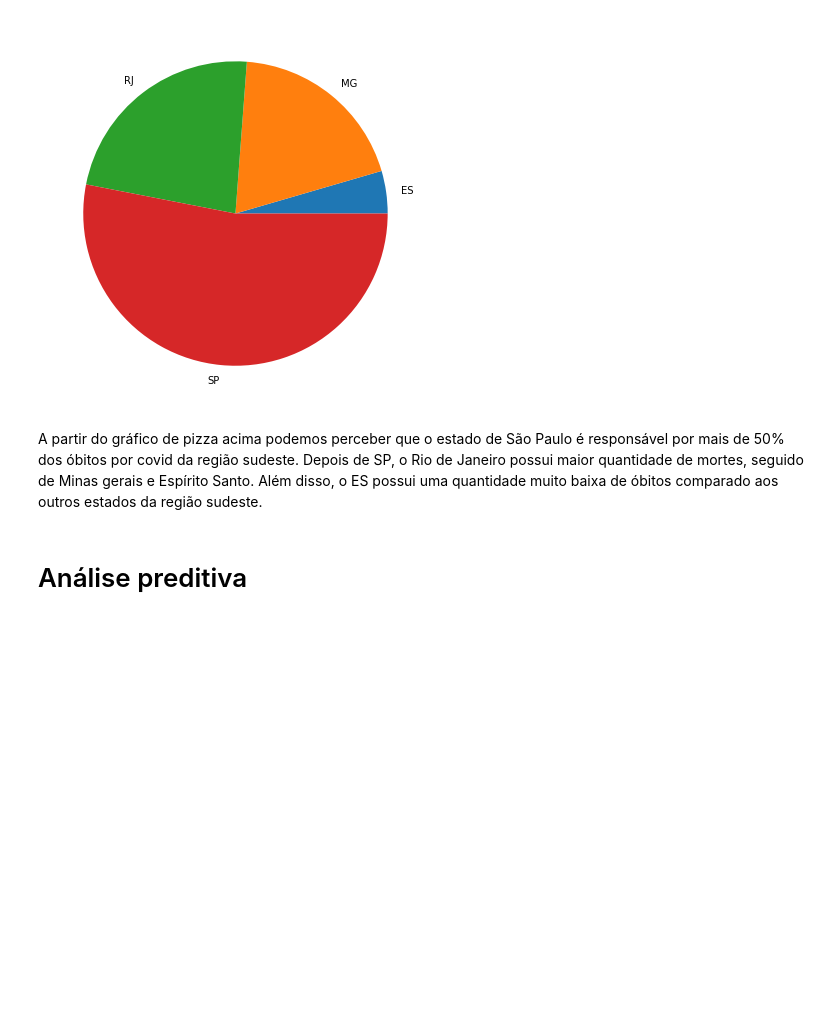
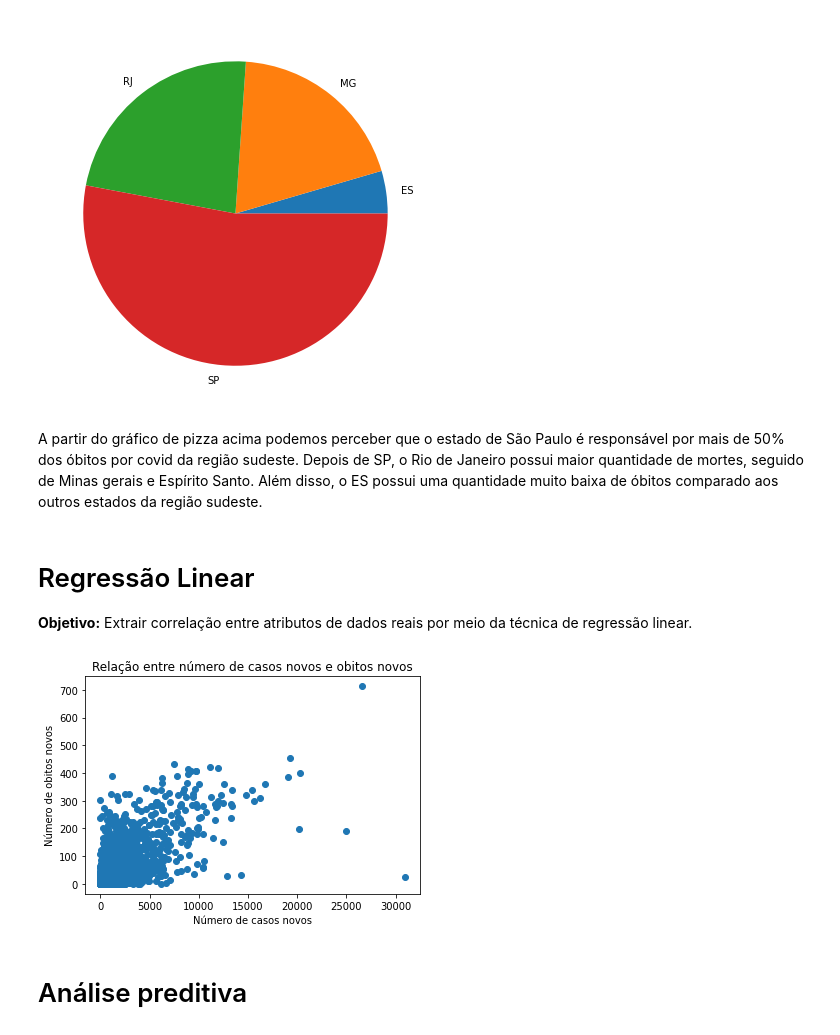
Before and after one commit to GabriellMiranda/TP-Dados-Analise-de-dados-de-covid, a Jupyter notebook: Trabalho_de_Dados.ipynb, the cells around one changed output. Saved outputs shown, nothing was run; the diff lists cells and outputs as text; code cells hidden in the pictures; blank space fills up the shorter version.

```diff
--- a/Trabalho_de_Dados.ipynb
+++ b/Trabalho_de_Dados.ipynb
@@ -1026,6 +1054,24 @@ plt.show()
 [figure]
 # %% [markdown]
 A partir do gráfico de pizza acima podemos perceber que o estado de São Paulo é responsável por mais de 50% dos óbitos por covid da região sudeste. Depois de SP, o Rio de Janeiro possui maior quantidade de mortes, seguido de Minas gerais e Espírito Santo. Além disso, o ES possui uma quantidade muito baixa de óbitos comparado aos outros estados da região sudeste.
+# %% [markdown]
+# Regressão Linear
+
+**Objetivo:** Extrair correlação entre atributos de dados reais por meio da técnica de regressão linear.
+# %%
+import seaborn as sns
+import statsmodels.api as sm
+
+from sklearn.datasets import load_boston
+from sklearn.linear_model import LinearRegression
+import scipy.stats as stats
+plt.scatter(RegioesBrasil2020.casosNovos, RegioesBrasil2020.obitosNovos)
+plt.xlabel('Número de casos novos')
+plt.ylabel('Número de obitos novos')
+plt.title('Relação entre número de casos novos e obitos novos')
+plt.show()
+# %% [output]
+[figure, added]
 # %% [markdown]
 # Análise preditiva
 # %% [markdown]
```
Also changed, not shown: parts of 32 cells of this notebook.
